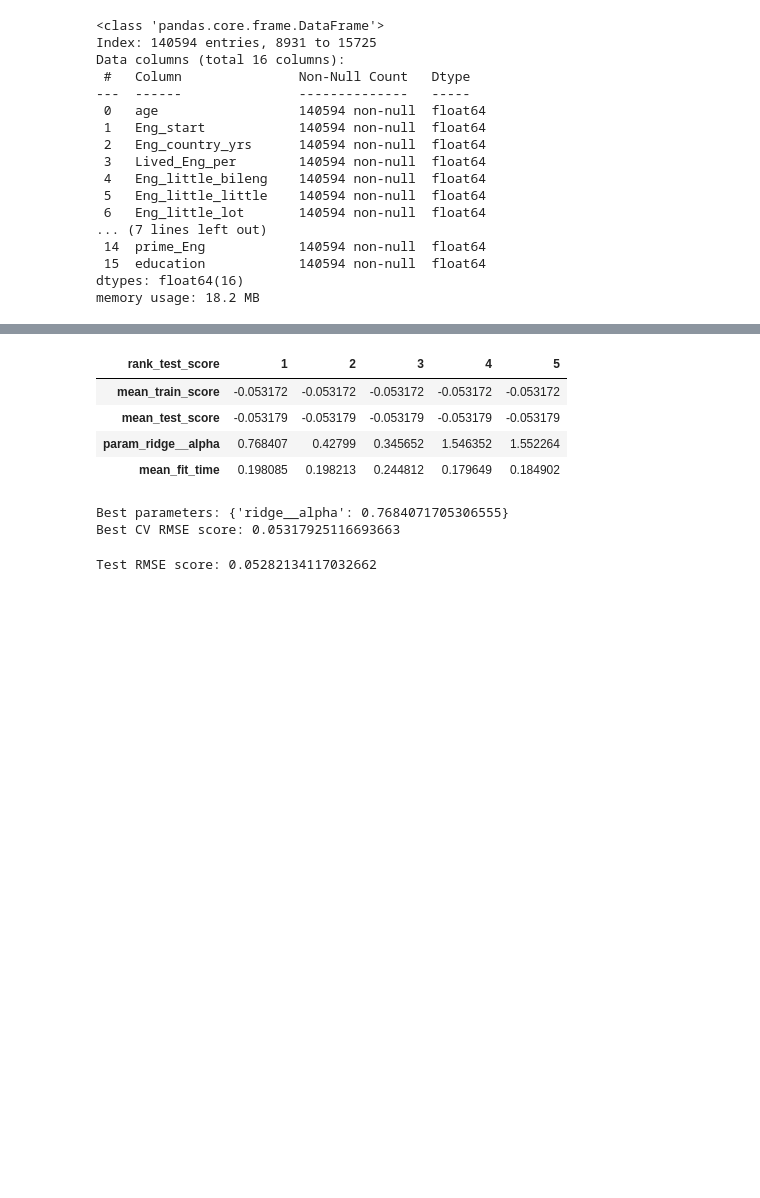
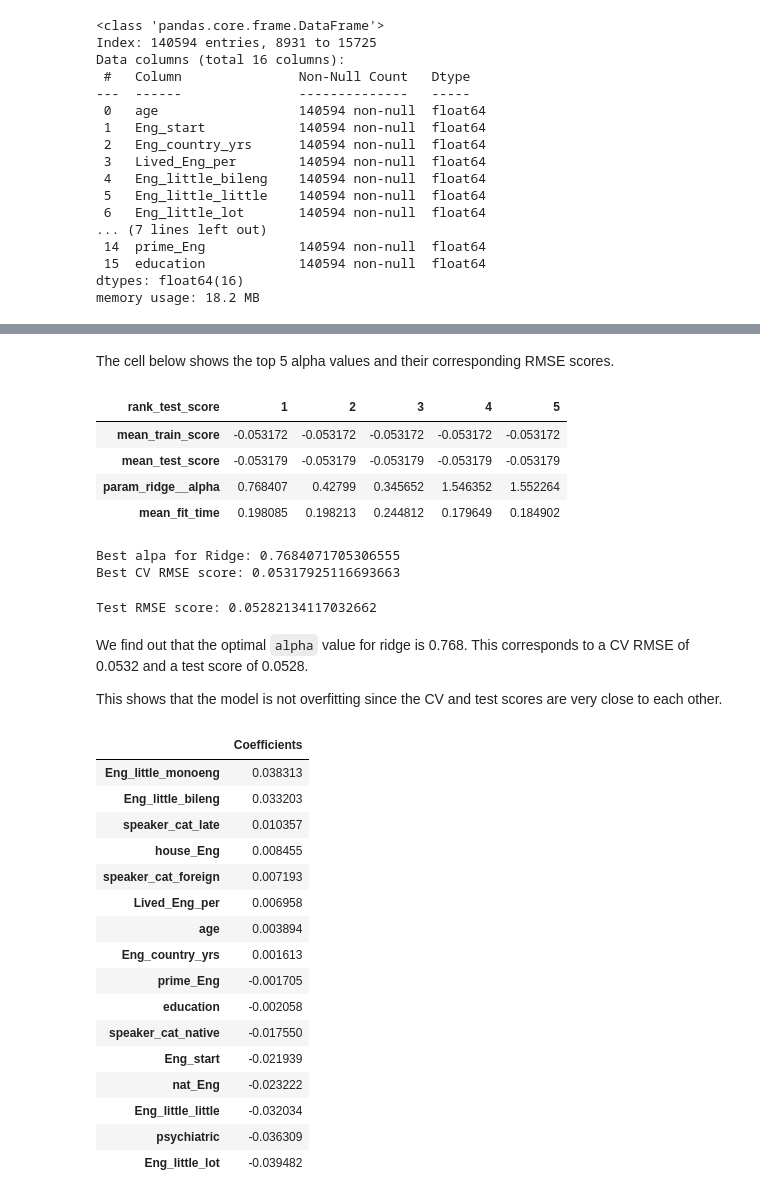
Before and after one commit to UBC-MDS/english-score-predictor, a Jupyter notebook: src/English Language Learning Ability Prediction.ipynb, the cells around one changed output, grey strips where cells are left out. Cells and saved outputs as stored; diff of their text form; code cells hidden in the pictures; blank space fills up the shorter version.

```diff
--- a/src/English Language Learning Ability Prediction.ipynb
+++ b/src/English Language Learning Ability Prediction.ipynb
@@ -664,6 +650,8 @@ RandomizedSearchCV(estimator=Pipeline(steps=[('columntransformer',
                    param_distributions={'ridge__alpha': <scipy.stats._distn_infrastructure.rv_continuous_frozen object at 0x...>},
                    random_state=123, return_train_score=True,
                    scoring='neg_root_mean_squared_error')
+# %% [markdown]
+The cell below shows the top 5 alpha values and their corresponding RMSE scores.
 # %%
 pd.DataFrame(ridge_search.cv_results_)[
     [
@@ -681,12 +669,48 @@ pd.DataFrame(ridge_search.cv_results_)[
 | param_ridge__alpha | 0.768407 | 0.42799 | 0.345652 | 1.546352 | 1.552264 |
 | mean_fit_time | 0.198085 | 0.198213 | 0.244812 | 0.179649 | 0.184902 |
 # %%
-print("Best parameters:", ridge_search.best_params_)
-print("Best CV RMSE score:", -ridge_search.best_score_)
+best_ridge_alpha = ridge_search.best_params_["ridge__alpha"]
+print(f"Best alpa for Ridge: {best_ridge_alpha}")
+print(f"Best CV RMSE score: {-ridge_search.best_score_}")
 # %% [output]
-Best parameters: {'ridge__alpha': 0.7684071705306555}
+Best alpa for Ridge: 0.7684071705306555
 Best CV RMSE score: 0.05317925116693663
 # %%
 print(f"Test RMSE score: {-ridge_search.score(X_test, y_test)}")
 # %% [output]
 Test RMSE score: 0.05282134117032662
+# %% [markdown]
+We find out that the optimal `alpha` value for ridge is 0.768. This corresponds to a CV RMSE of 0.0532 and a test score of 0.0528.
+
+This shows that the model is not overfitting since the CV and test scores are very close to each other.
+# %%
+# Checking the learned coefficients
+best_ridge = make_pipeline(preprocessor, Ridge(alpha=best_ridge_alpha))
+best_ridge.fit(X_train, y_train)
+
+best_ridge_coeffs = best_ridge.named_steps["ridge"].coef_
+
+# Get the feature names from the preprocessor
+pd.DataFrame(
+    data=best_ridge_coeffs,
+    index=X_train_enc.columns,
+    columns=["Coefficients"],
+).sort_values(by="Coefficients", ascending=False)
+# %% [output]
+|  | Coefficients |
+| Eng_little_monoeng | 0.038313 |
+| Eng_little_bileng | 0.033203 |
+| speaker_cat_late | 0.010357 |
+| house_Eng | 0.008455 |
+| speaker_cat_foreign | 0.007193 |
+| Lived_Eng_per | 0.006958 |
+| age | 0.003894 |
+| Eng_country_yrs | 0.001613 |
+| prime_Eng | -0.001705 |
+| education | -0.002058 |
+| speaker_cat_native | -0.017550 |
+| Eng_start | -0.021939 |
+| nat_Eng | -0.023222 |
+| Eng_little_little | -0.032034 |
+| psychiatric | -0.036309 |
+| Eng_little_lot | -0.039482 |
```
Also changed, not shown: parts of 6 cells of this notebook.
